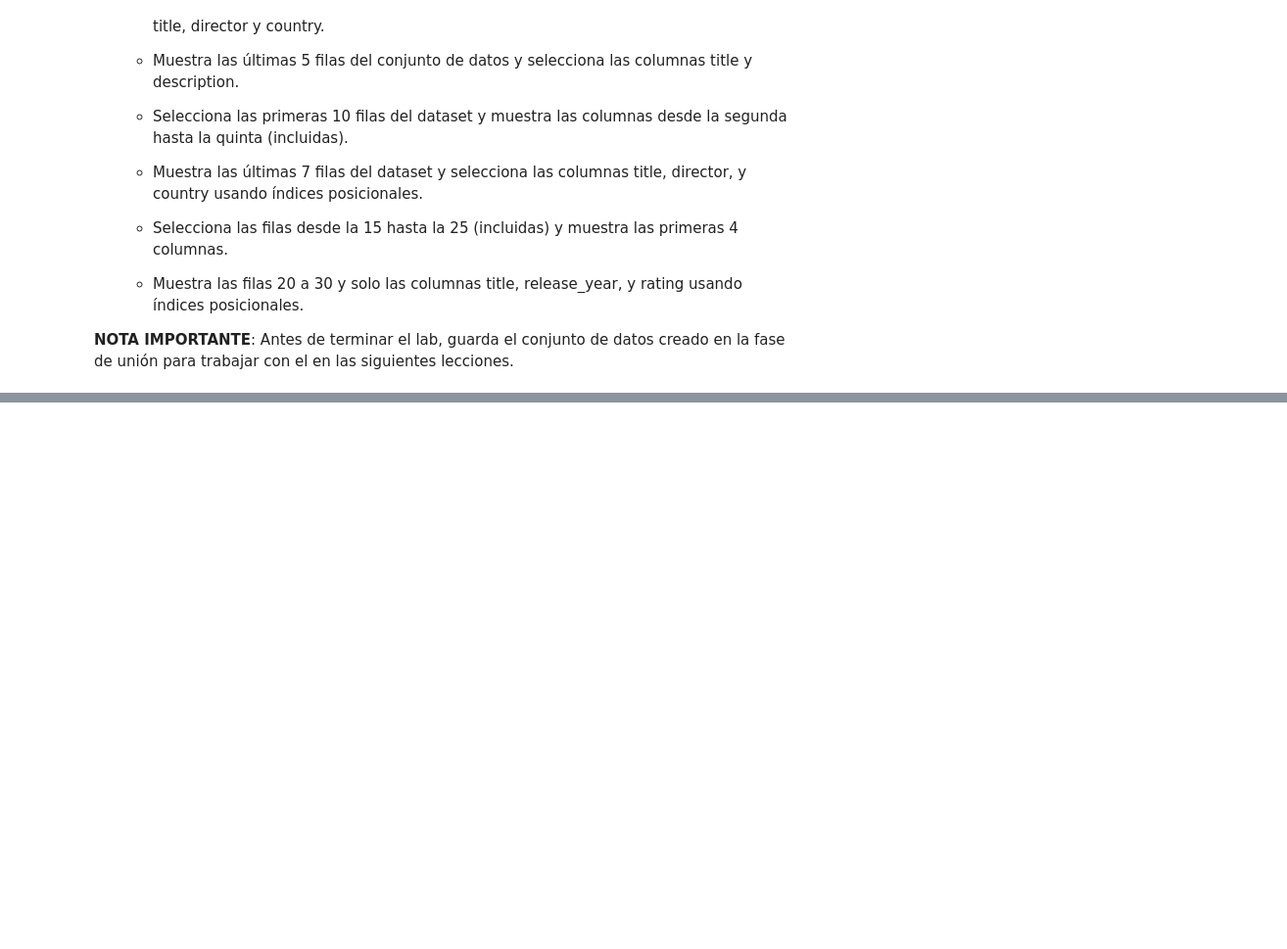
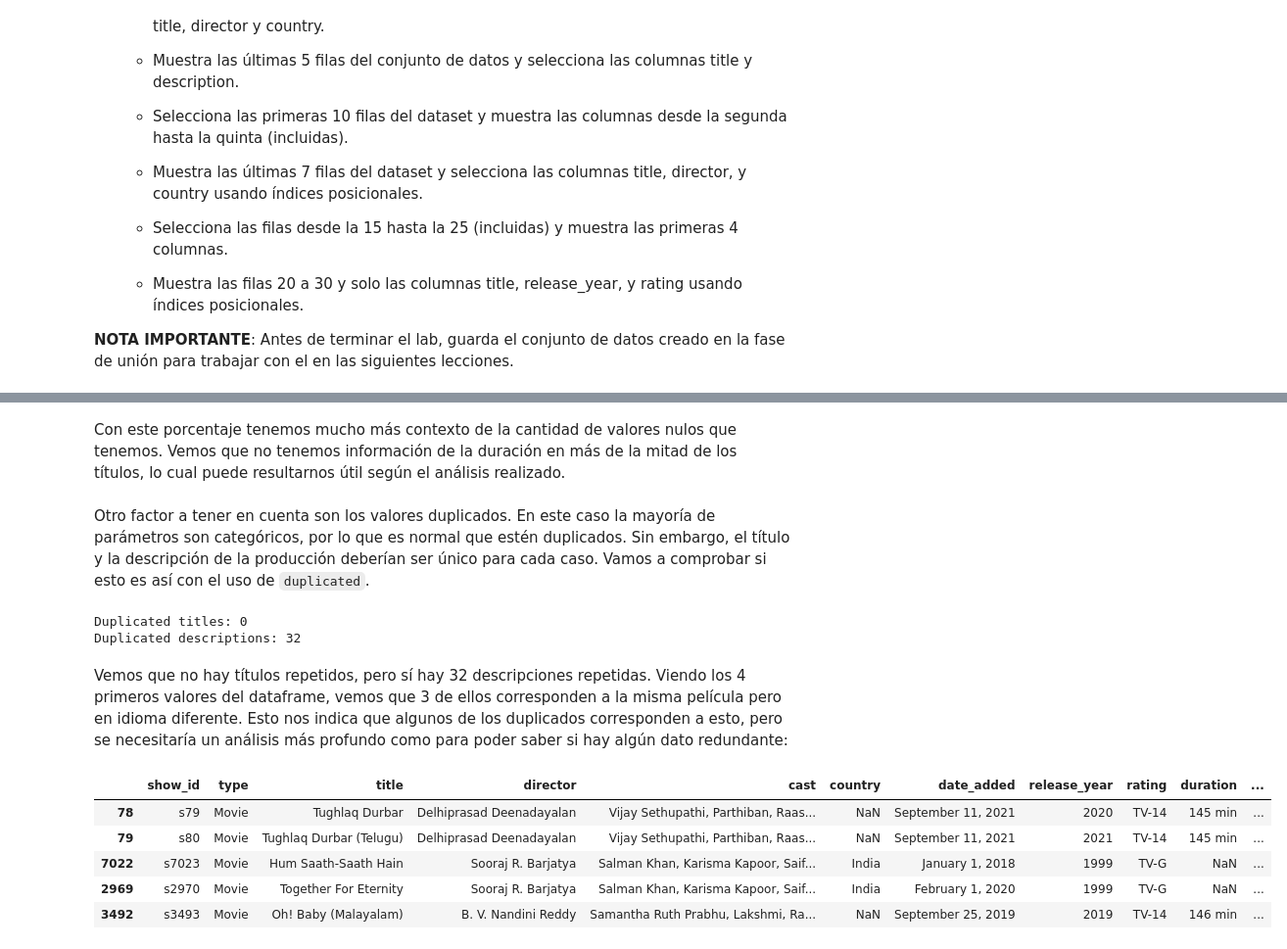
Before and after one commit to yanruwu/hackio-lab-pandas, a Jupyter notebook: laboratorio-modulo2-leccion02-eda-union.ipynb, the cells around one changed output, grey strips where cells are left out. Shown: that part at 98% size. Cells and saved outputs as stored; diff of their text form; code cells hidden in the pictures; blank space fills up the shorter version.

```diff
--- a/laboratorio-modulo2-leccion02-eda-union.ipynb
+++ b/laboratorio-modulo2-leccion02-eda-union.ipynb
@@ -177,0 +176,5 @@ python = "cool"
+# %%
+import pandas as pd
+import numpy as np
+
+pd.set_option('display.max_rows', None)
@@ -177,0 +399,22 @@ python = "cool"
+# %% [markdown]
+Con este porcentaje tenemos mucho más contexto de la cantidad de valores nulos que tenemos. Vemos que no tenemos información de la duración en más de la mitad de los títulos, lo cual puede resultarnos útil según el análisis realizado.
+# %% [markdown]
+
+Otro factor a tener en cuenta son los valores duplicados. En este caso la mayoría de parámetros son categóricos, por lo que es normal que estén duplicados. Sin embargo, el título y la descripción de la producción deberían ser único para cada caso. Vamos a comprobar si esto es así con el uso de `duplicated`.
+# %%
+print(f'Duplicated titles: {df_titles["title"].duplicated().sum()}' )
+print(f'Duplicated descriptions: {df_titles["description"].duplicated().sum()}' )
+# %% [output]
+Duplicated titles: 0
+Duplicated descriptions: 32
+# %% [markdown]
+Vemos que no hay títulos repetidos, pero sí hay 32 descripciones repetidas. Viendo los 4 primeros valores del dataframe, vemos que 3 de ellos corresponden a la misma película pero en idioma diferente. Esto nos indica que algunos de los duplicados corresponden a esto, pero se necesitaría un análisis más profundo como para poder saber si hay algún dato redundante:
+# %%
+df_titles[df_titles["description"].duplicated(keep=False)].sort_values("description").head(5)
+# %% [output]
+|  | show_id | type | title | director | cast | country | date_added | release_year | rating | duration | ... |
+| 78 | s79 | Movie | Tughlaq Durbar | Delhiprasad Deenadayalan | Vijay Sethupathi, Parthiban, Raas... | NaN | September 11, 2021 | 2020 | TV-14 | 145 min | ... |
+| 79 | s80 | Movie | Tughlaq Durbar (Telugu) | Delhiprasad Deenadayalan | Vijay Sethupathi, Parthiban, Raas... | NaN | September 11, 2021 | 2021 | TV-14 | 145 min | ... |
+| 7022 | s7023 | Movie | Hum Saath-Saath Hain | Sooraj R. Barjatya | Salman Khan, Karisma Kapoor, Saif... | India | January 1, 2018 | 1999 | TV-G | NaN | ... |
+| 2969 | s2970 | Movie | Together For Eternity | Sooraj R. Barjatya | Salman Khan, Karisma Kapoor, Saif... | India | February 1, 2020 | 1999 | TV-G | NaN | ... |
+| 3492 | s3493 | Movie | Oh! Baby (Malayalam) | B. V. Nandini Reddy | Samantha Ruth Prabhu, Lakshmi, Ra... | NaN | September 25, 2019 | 2019 | TV-14 | 146 min | ... |
```
Also changed, not shown: parts of 80 cells of this notebook.
